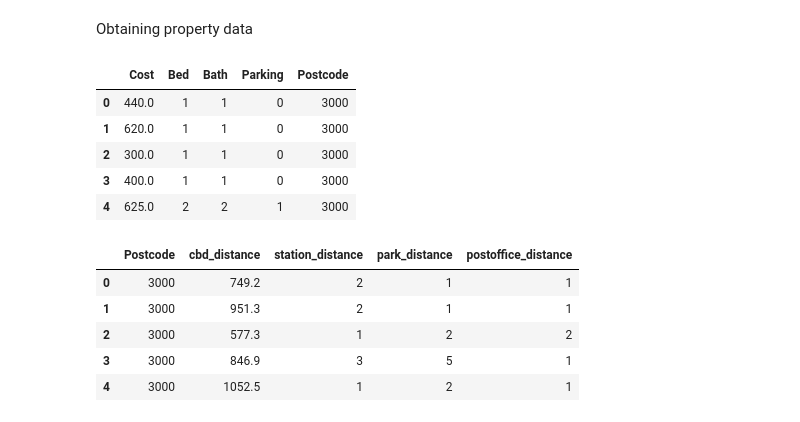
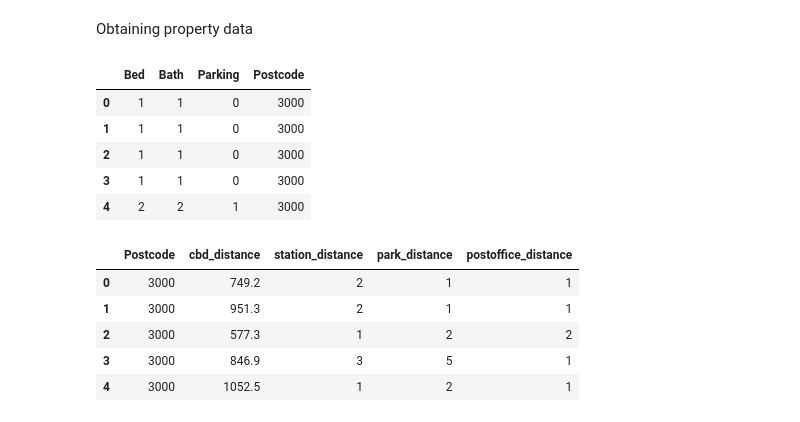
Before and after one commit to MAST30034-Applied-Data-Science/generic-real-estate-consulting-project-group-42, a Jupyter notebook: notebooks/liveability.ipynb, the cells around one changed output. Drawn from its saved outputs; the diff is of its cells as text; code cells hidden in the pictures.

```diff
--- a/notebooks/liveability.ipynb
+++ b/notebooks/liveability.ipynb
@@ -16,17 +16,17 @@ Obtaining property data
 # %%
 # Reading in preprocessed property data
 property_df = pd.read_csv("../data/curated/properties_processed.csv")
 
-# Remove unecessary columns "Unnamed: 0", "Name", "Coordinates", "Property_Type" & "Agency"
-property_df = property_df.drop(columns = ["Unnamed: 0", "Name", "Coordinates", "Property_Type", "Agency"])
+# Remove unecessary columns "Unnamed: 0", "Name", "Cost", "Coordinates", "Property_Type" & "Agency"
+property_df = property_df.drop(columns = ["Unnamed: 0", "Name", "Cost", "Coordinates", "Property_Type", "Agency"])
 property_df.head()
 # %% [output]
-|  | Cost | Bed | Bath | Parking | Postcode |
-| 0 | 440.0 | 1 | 1 | 0 | 3000 |
-| 1 | 620.0 | 1 | 1 | 0 | 3000 |
-| 2 | 300.0 | 1 | 1 | 0 | 3000 |
-| 3 | 400.0 | 1 | 1 | 0 | 3000 |
-| 4 | 625.0 | 2 | 2 | 1 | 3000 |
+|  | Bed | Bath | Parking | Postcode |
+| 0 | 1 | 1 | 0 | 3000 |
+| 1 | 1 | 1 | 0 | 3000 |
+| 2 | 1 | 1 | 0 | 3000 |
+| 3 | 1 | 1 | 0 | 3000 |
+| 4 | 2 | 2 | 1 | 3000 |
 # %%
 # Reading in preprocessed distance data
 distances_df = pd.read_csv("../data/curated/catergorised_distances.csv")
```
Also changed, not shown: parts of 6 cells of this notebook.
